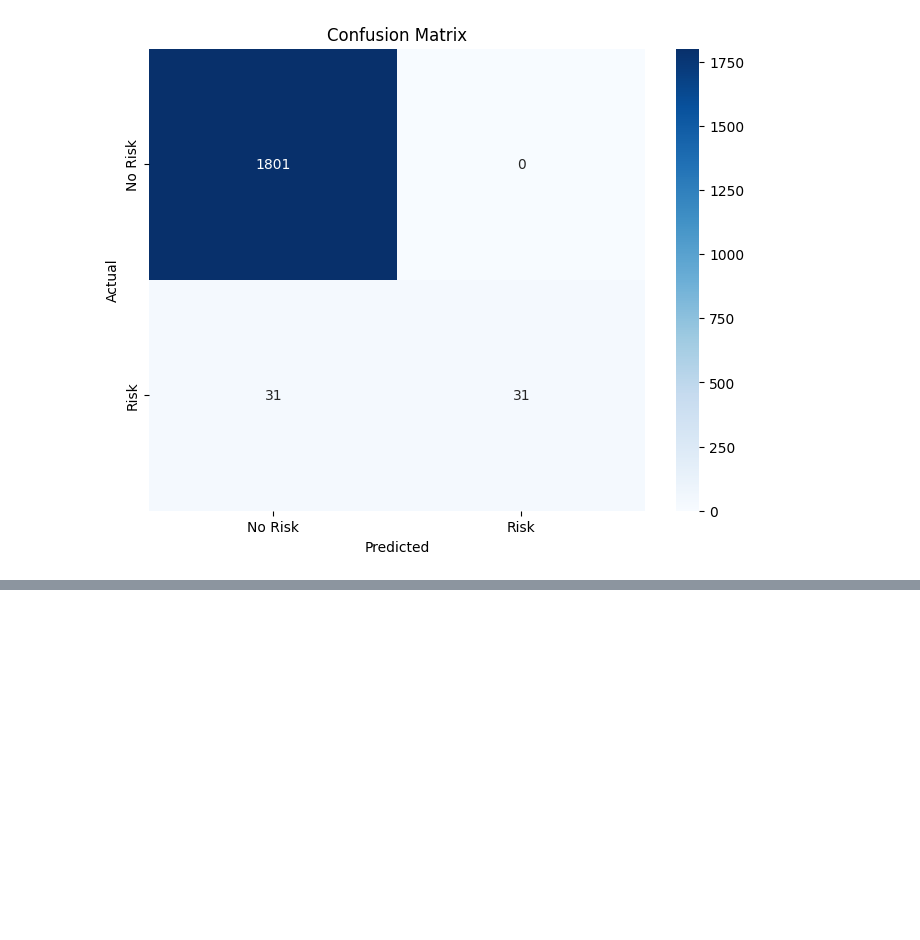
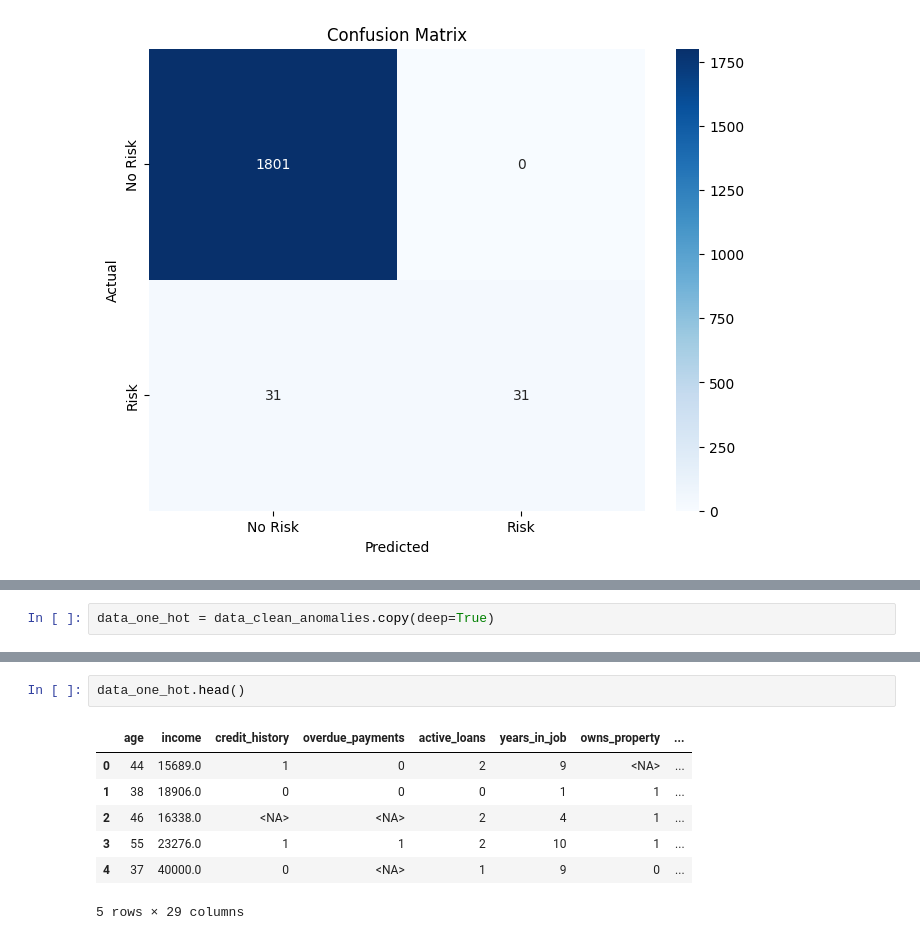
Before and after one commit to davydantoniuk/credit-risk-classifier, a Jupyter notebook: client_classifier.ipynb, the cells around one changed output, grey strips where cells are left out. Drawn from its saved outputs; the diff is of its cells as text; blank space fills up the shorter version.

```diff
--- a/client_classifier.ipynb
+++ b/client_classifier.ipynb
@@ -276,0 +281,2 @@ plt.show()
+# %%
+data_one_hot = data_clean_anomalies.copy(deep=True)
@@ -276,0 +298,10 @@ plt.show()
+# %%
+data_one_hot.head()
+# %% [output]
+|  | age | income | credit_history | overdue_payments | active_loans | years_in_job | owns_property | ... |
+| 0 | 44 | 15689.0 | 1 | 0 | 2 | 9 | <NA> | ... |
+| 1 | 38 | 18906.0 | 0 | 0 | 0 | 1 | 1 | ... |
+| 2 | 46 | 16338.0 | <NA> | <NA> | 2 | 4 | 1 | ... |
+| 3 | 55 | 23276.0 | 1 | 1 | 2 | 10 | 1 | ... |
+| 4 | 37 | 40000.0 | 0 | <NA> | 1 | 9 | 0 | ... |
+5 rows × 29 columns
```
Also changed, not shown: parts of 20 cells of this notebook.
